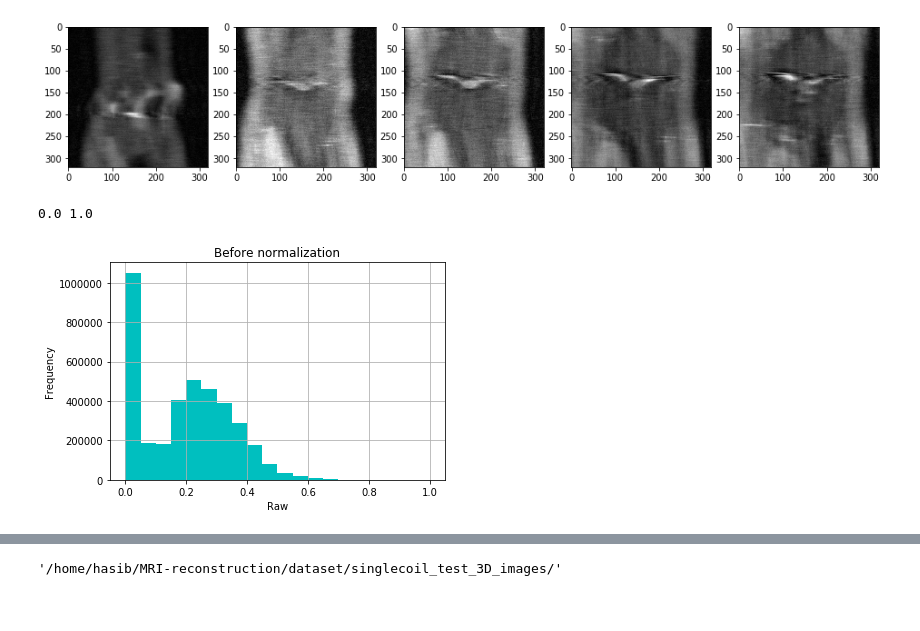
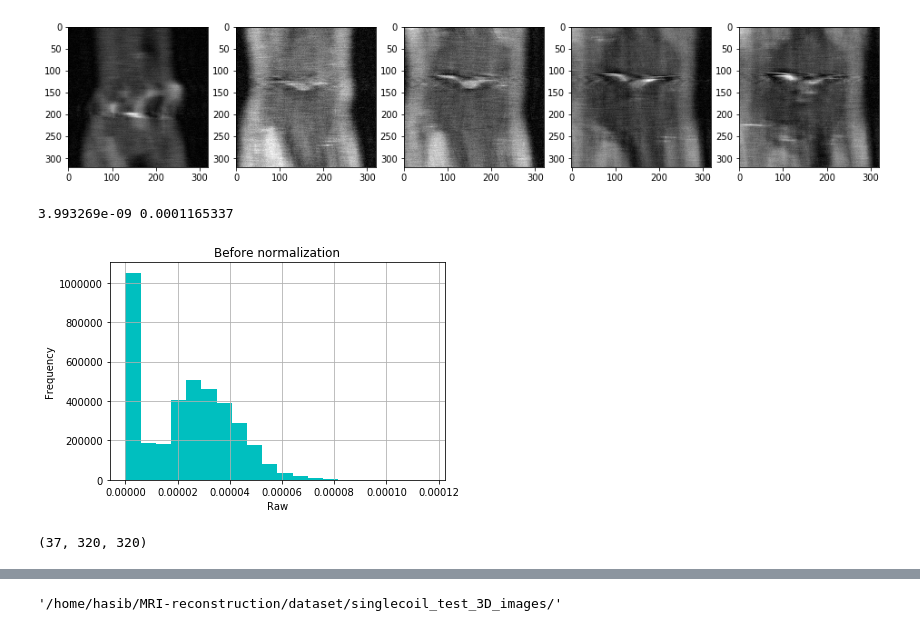
Before and after one commit to hasibzunair/res-unet-fastmri, a Jupyter notebook: test_data_load.ipynb, the cells around one changed output, grey strips where cells are left out. Cells and saved outputs as stored; diff of their text form; code cells hidden in the pictures.

```diff
--- a/test_data_load.ipynb
+++ b/test_data_load.ipynb
@@ -102,14 +102,19 @@ show_slices(img_3d, slice_num, cmap='gray')
 # %% [output]
 [figure]
 # %%
-img_flat = H.normalize(img_3d).flatten()
+img_flat = img_3d.flatten()
 print(min(img_flat), max(img_flat))
 plt.hist(img_flat, bins=20, color='c')
 plt.title("Before normalization")
 plt.xlabel("Raw")
 plt.grid(True)
 plt.ylabel("Frequency")
 plt.show()
 # %% [output]
-0.0 1.0
+3.993269e-09 0.0001165337
-[figure, old version]
+[figure, new version]
+# %%
+a = H.normalize(img_3d)
+a.shape
+# %% [output]
+(37, 320, 320)
```
Also changed, not shown: parts of 3 cells of this notebook, 1 other file.
